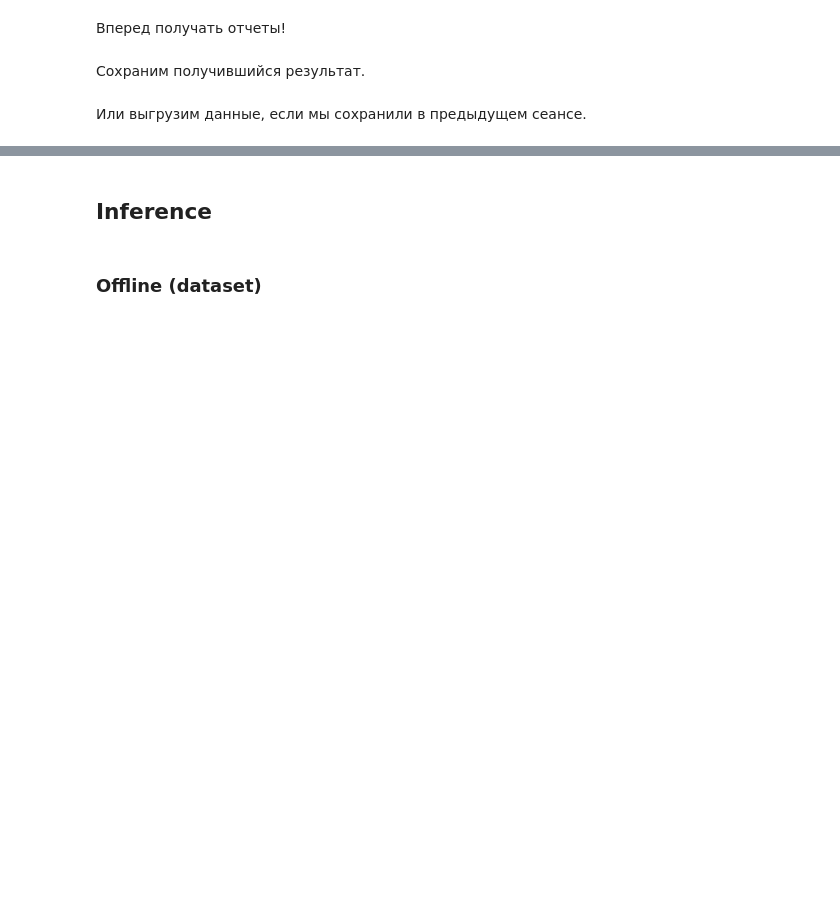
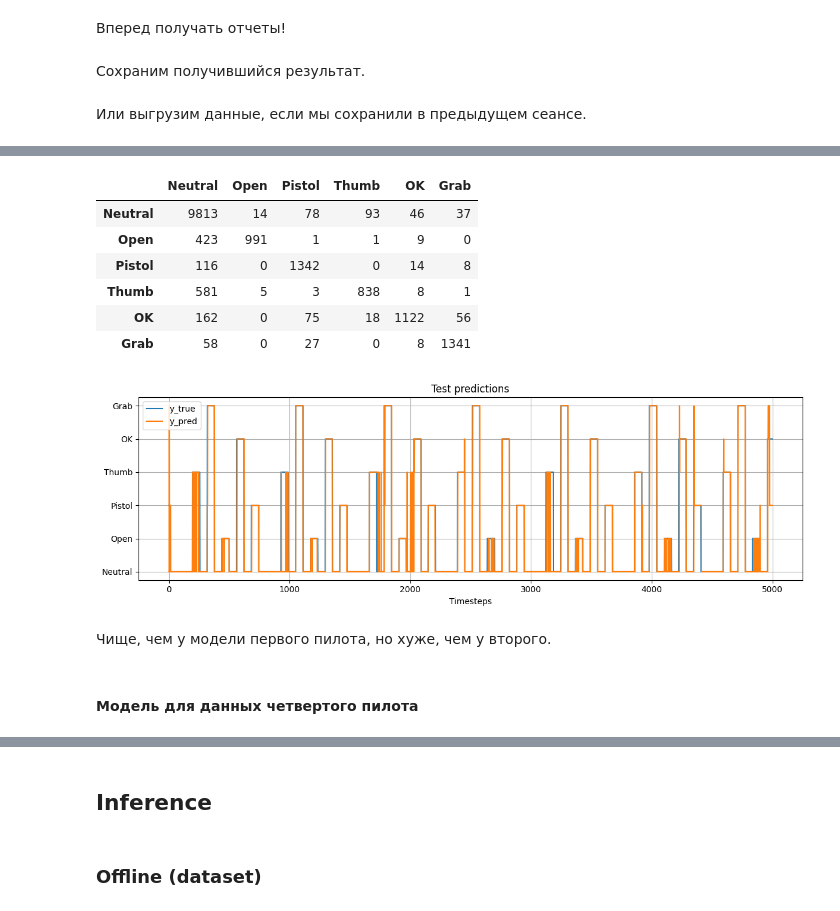
Before and after one commit to khav-i/Work-with-OMG-sensors-data, a Jupyter notebook: general_models.ipynb, the cells around one changed output, grey strips where cells are left out. Saved outputs shown, nothing was run; the diff lists cells and outputs as text; code cells hidden in the pictures; blank space fills up the shorter version.

```diff
--- a/general_models.ipynb
+++ b/general_models.ipynb
@@ -1580,0 +1565,6 @@ from IPython.display import clear_output
+# %%
+%%time
+X_train_p3, X_test_p3, y_train_p3, y_test_p3 = loaded_dictionaries[2]['p3_data_mm_ar']
+model.fit(X_train_p3, y_train_p3)
+preds_train_p3 = model.predict(X_train_p3)
+preds_test_p3 = model.predict(X_test_p3)
@@ -1580,0 +1574,16 @@ from IPython.display import clear_output
+# %%
+get_contingency_table(y_test_p3, preds_test_p3)
+get_preds_plot(y_test_p3, preds_test_p3, start=0, end=5000)
+# %% [output]
+|  | Neutral | Open | Pistol | Thumb | OK | Grab |
+| Neutral | 9813 | 14 | 78 | 93 | 46 | 37 |
+| Open | 423 | 991 | 1 | 1 | 9 | 0 |
+| Pistol | 116 | 0 | 1342 | 0 | 14 | 8 |
+| Thumb | 581 | 5 | 3 | 838 | 8 | 1 |
+| OK | 162 | 0 | 75 | 18 | 1122 | 56 |
+| Grab | 58 | 0 | 27 | 0 | 8 | 1341 |
+[figure, added]
+# %% [markdown]
+Чище, чем у модели первого пилота, но хуже, чем у второго.
+# %% [markdown]
+#### Модель для данных четвертого пилота
```
Also changed, not shown: parts of 66 cells of this notebook.
